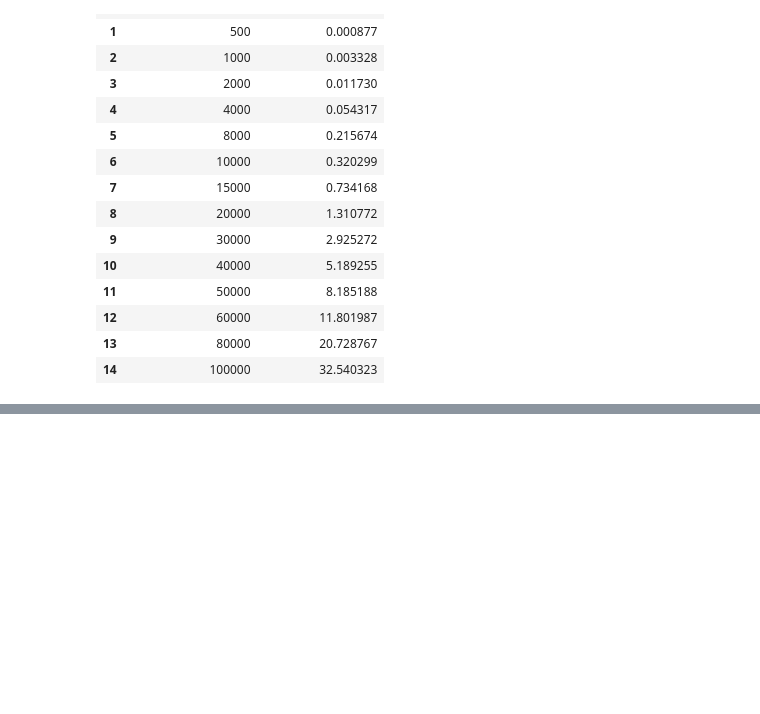
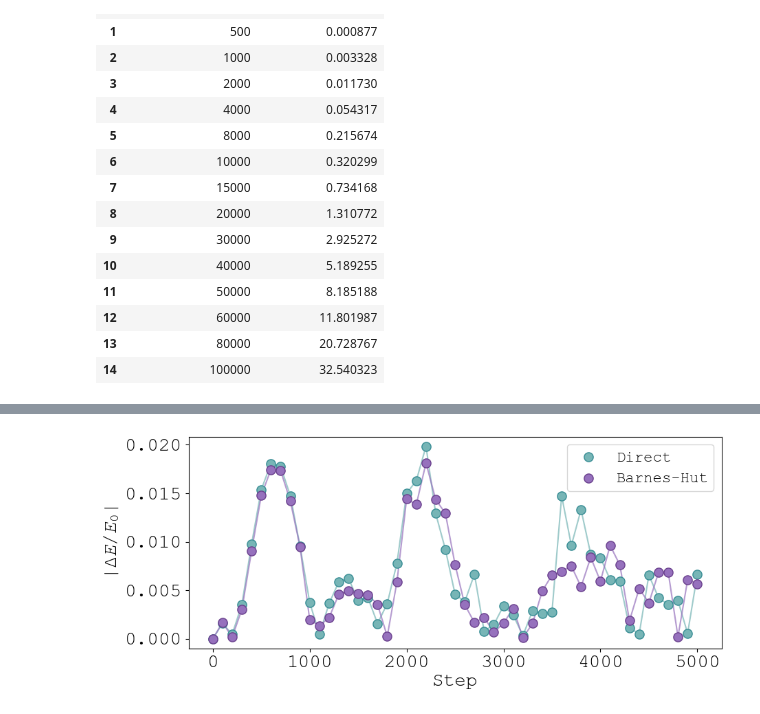
Before and after one commit to quantum-gabo/N-Body-Simulation, a Jupyter notebook: results/benchmark.ipynb, the cells around one changed output, grey strips where cells are left out. Drawn from its saved outputs; the diff is of its cells as text; code cells hidden in the pictures; blank space fills up the shorter version.

```diff
--- a/results/benchmark.ipynb
+++ b/results/benchmark.ipynb
@@ -124,0 +154,3 @@ plt.show()
+# %%
+energy_direct = pd.read_csv('./energy_direct.csv', sep = ',')
+energy_bh = pd.read_csv('./energy_bh.csv', sep = ',')
@@ -124,0 +177,21 @@ plt.show()
+# %%
+alpha = 51
+# %%
+fig, ax = plt.subplots(figsize=(10, 4))
+ax.scatter(energy_direct['step'][:alpha], abs(energy_direct['delta_energy'][:alpha]),
+           label = 'Direct', color = dataset_colors[2], edgecolors = dataset_line_colors[2], s = 90, marker='o', zorder =3)
+ax.scatter(energy_bh['step'][:alpha], abs(energy_bh['delta_energy'][:alpha]),
+           label = 'Barnes-Hut', color = dataset_colors[0], edgecolors = dataset_line_colors[0], s = 90, marker='o', zorder = 3)
+ax.plot(energy_direct['step'][:alpha], abs(energy_direct['delta_energy'][:alpha]),
+        color = dataset_colors[2], linestyle='-', alpha=0.7, zorder = 2)
+ax.plot(energy_bh['step'][:alpha], abs(energy_bh['delta_energy'][:alpha]),
+        color = dataset_colors[0], linestyle='-', alpha=0.7, zorder = 2)
+ax.set_xlabel('Step')
+ax.set_ylabel(r'$|\Delta E / E_0|$')
+
+
+ax.legend(loc='upper right', frameon=True, fontsize=16)
+plt.savefig('../report-presentation/figures/energy_conservation.pdf')
+plt.show()
+# %% [output]
+[figure, added]
```
Also changed, not shown: parts of 16 cells of this notebook, 28 other files.
